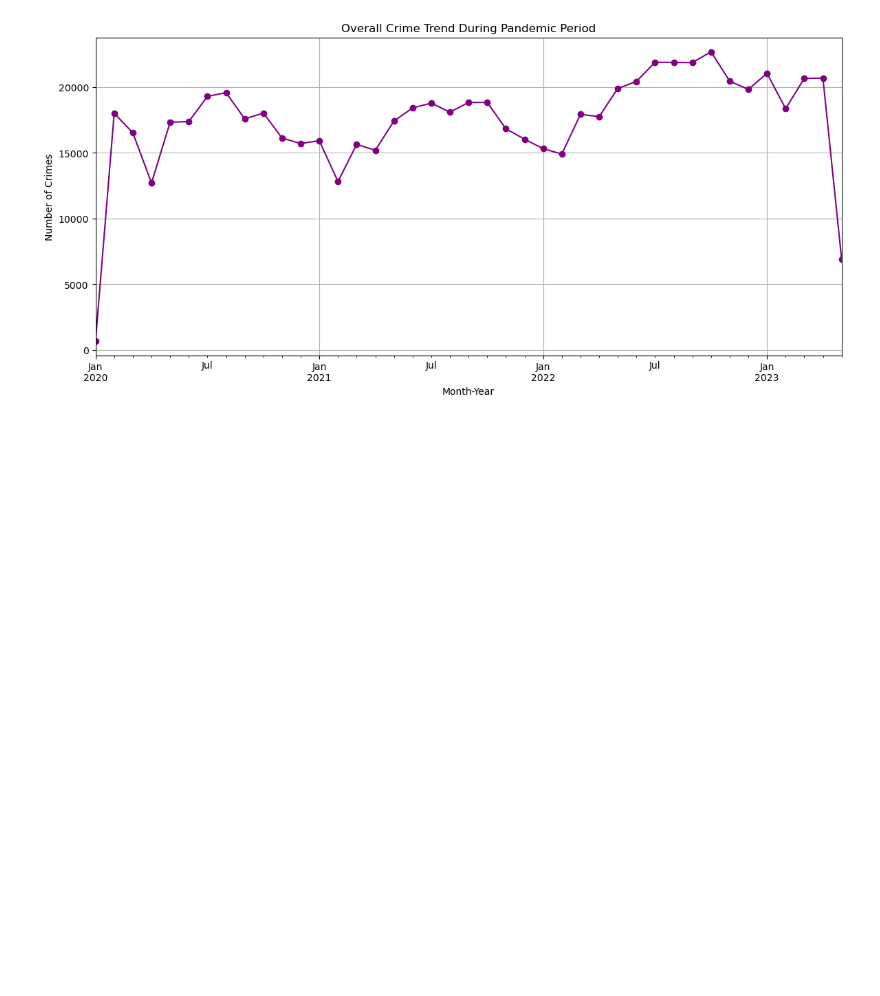
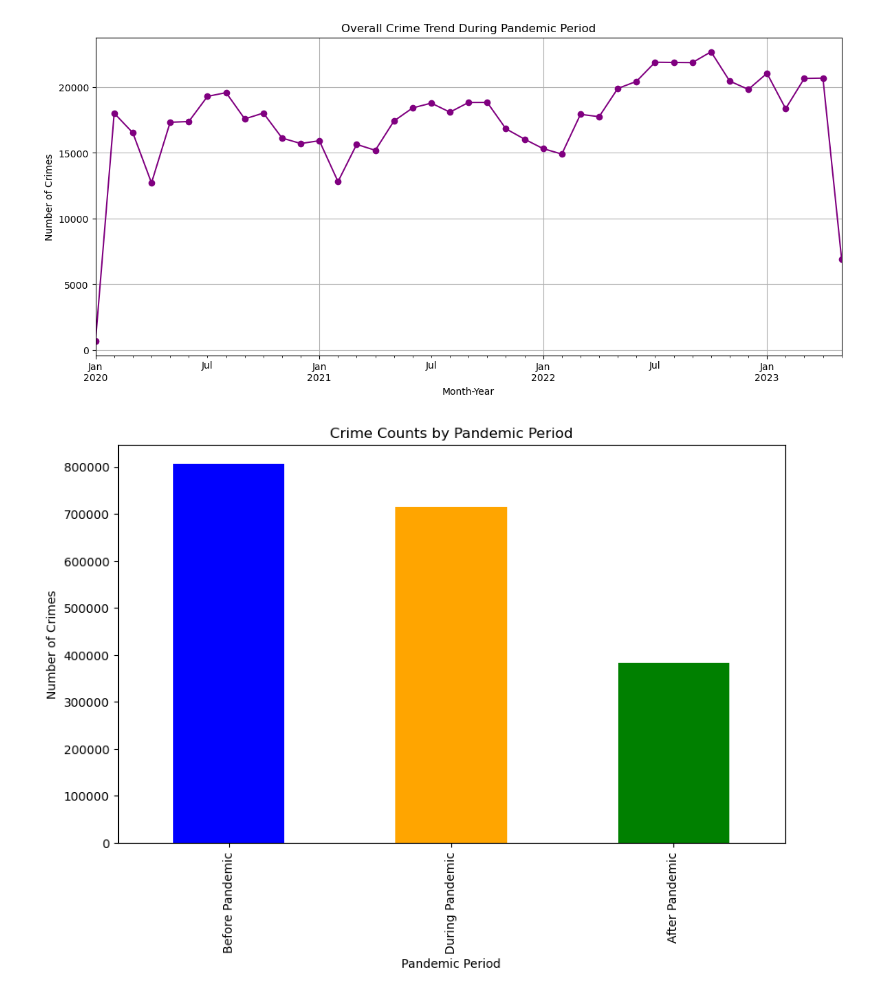
Before and after one commit to QJones76/team-project-1, a Jupyter notebook: main_analysis_file.ipynb, the cells around one changed output. Saved outputs shown, nothing was run; the diff lists cells and outputs as text; code cells hidden in the pictures; blank space fills up the shorter version.

Commit message:
adding last second chart

```diff
--- a/main_analysis_file.ipynb
+++ b/main_analysis_file.ipynb
@@ -758,3 +758,19 @@ plt.savefig('Data_viz_output/Overall_Crime_Trend_During_Pandemic_period.png')
 plt.show()
 # %% [output]
 [figure]
+# %%
+# Grouping crime data by Pandemic Period for trend analysis
+period_crime_counts = df.groupby('Pandemic Period').size()
+
+# Bar plot to visualize crime counts by pandemic period
+period_crime_counts.plot(kind='bar', color=['blue', 'orange', 'green'], figsize=(10, 6))
+plt.title("Crime Counts by Pandemic Period")
+plt.xlabel("Pandemic Period")
+plt.ylabel("Number of Crimes")
+
+# Save the chart to the 'Data_viz_output' folder
+plt.savefig('Data_viz_output/Crime_Count_by_Pandemic_period.png')
+
+plt.show()
+# %% [output]
+[figure, added]
```
Also changed, not shown: 1 other file.
